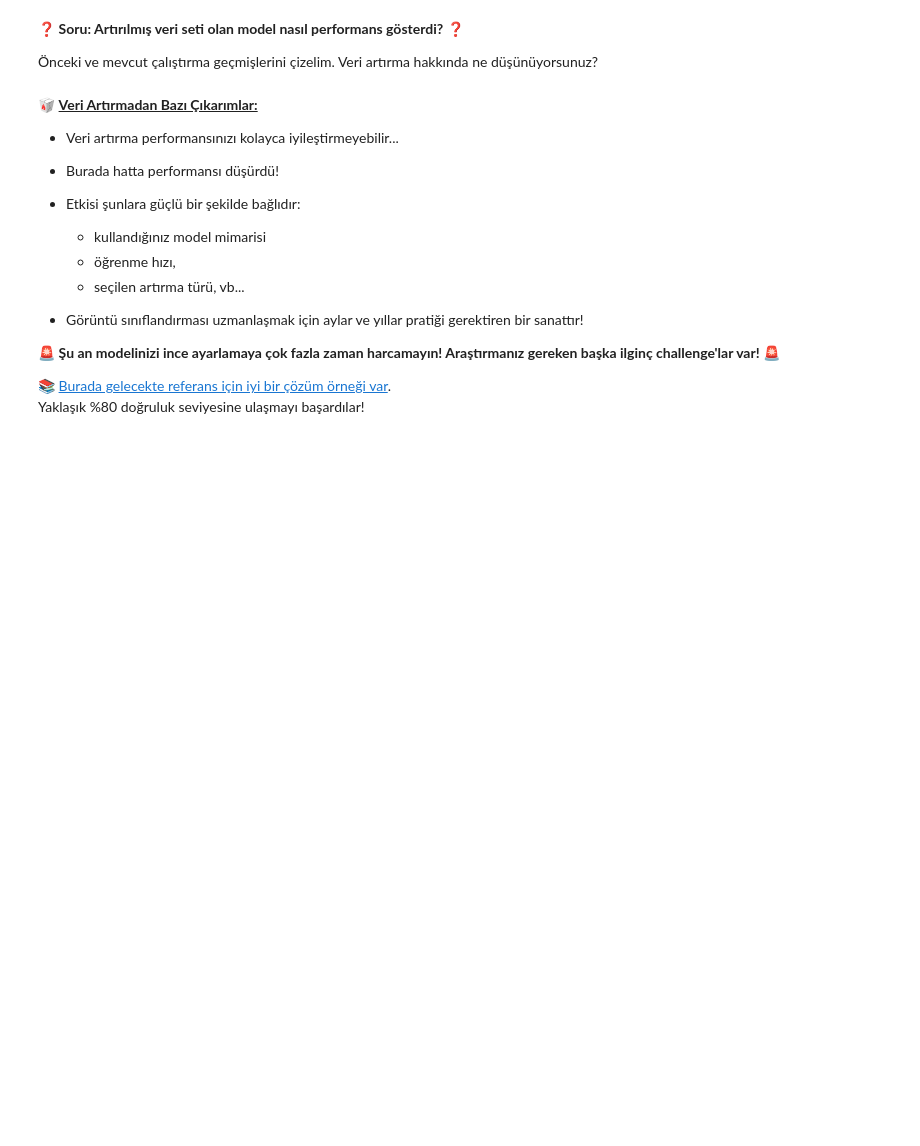
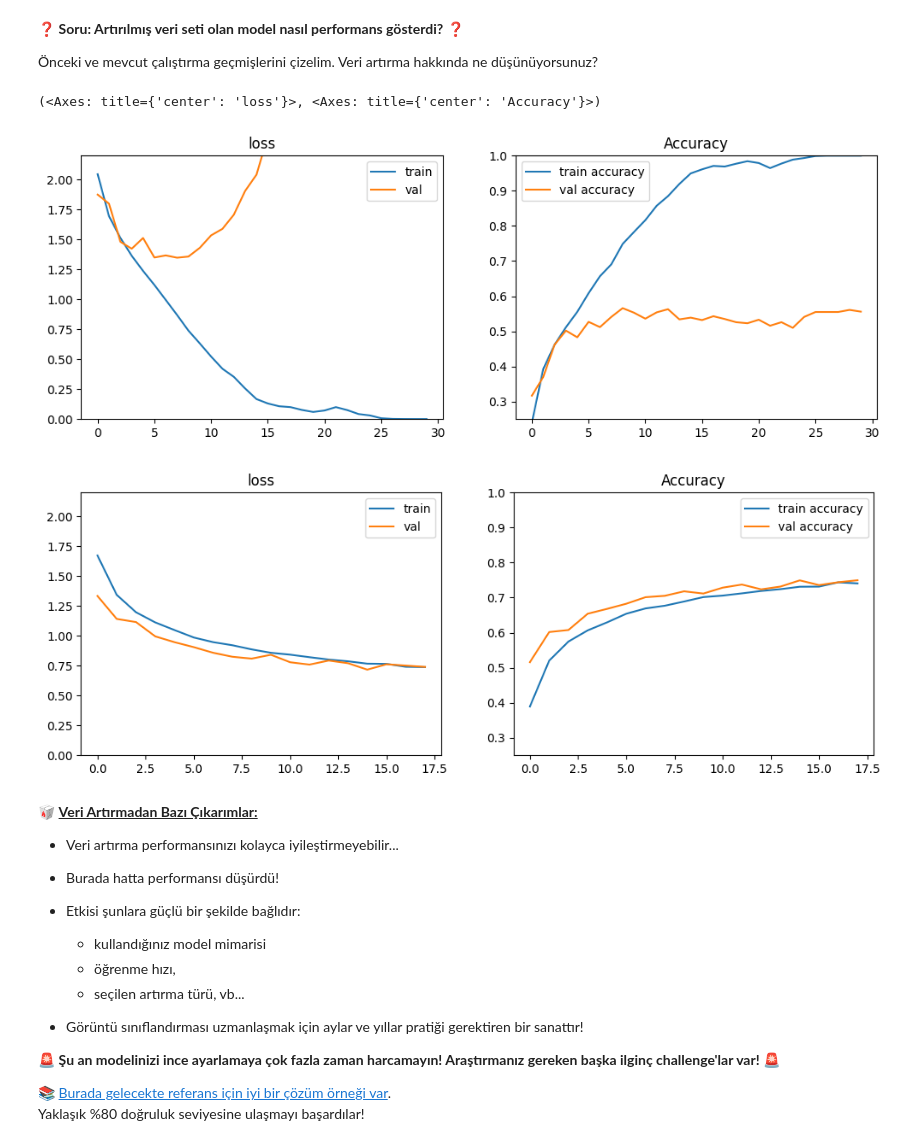
Before and after one commit to SelenImahanoglu/W18D4-S-cifar-classification, a Jupyter notebook: cifar_classification.ipynb, the cells around one changed output. Cells and saved outputs as stored; diff of their text form; code cells hidden in the pictures; blank space fills up the shorter version.

```diff
--- a/cifar_classification.ipynb
+++ b/cifar_classification.ipynb
@@ -401,3 +555,11 @@ history_aug = model_aug.fit(train_flow,
+# %%
+# Her iki modelin de gelişimini aynı grafik üzerinde görelim
+plot_history(history, title="Normal Veri (Küçük Set)")
+plot_history(history_aug, title="Artırılmış Veri (Tam Set)")
+# %% [output]
+(<Axes: title={'center': 'loss'}>, <Axes: title={'center': 'Accuracy'}>)
+[figure, added]
+[figure, added]
 # %% [markdown]
 🥡 <b><u>Veri Artırmadan Bazı Çıkarımlar:</u></b>
 
```
Also changed, not shown: parts of 19 cells of this notebook.
